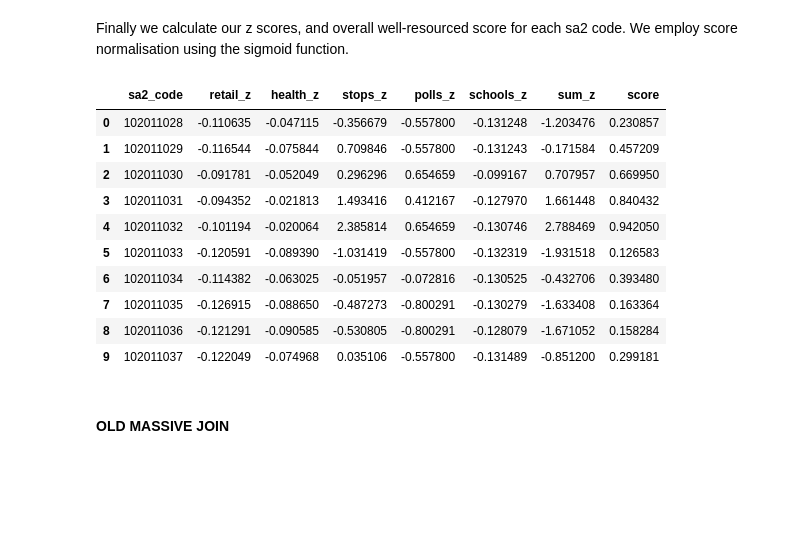
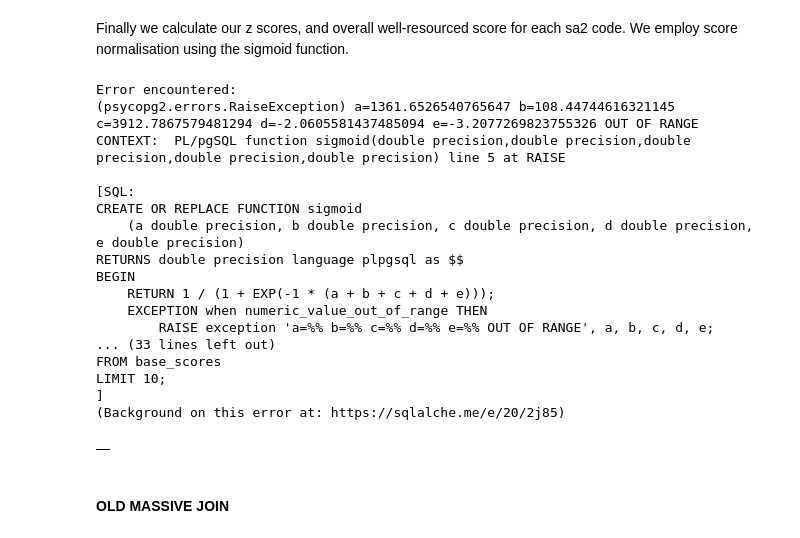
Before and after one commit to FixItChris/DATA2901, a Jupyter notebook: Report.ipynb, the cells around one changed output. Cells and saved outputs as stored; diff of their text form; code cells hidden in the pictures; blank space fills up the shorter version.

Commit message:
Attempting to modify base formula calculations

```diff
--- a/Report.ipynb
+++ b/Report.ipynb
@@ -20,6 +20,7 @@ import re
 import time as t
 import random
 import seaborn as sns
+import matplotlib.pyplot as plt
 
 # Helper methods for connecting to and querying postgres server
 def pgconnect(credential_filepath, db_schema="public"):
@@ -95,7 +96,7 @@ def pgdisconnect(db, conn, commit=False):
         db.dispose()
         print("Disconnected from database.")
         return True
-    except Exception as E:
+    except Exception as e:
         print("Unable to disconnect from the database.")
         print(e)
         return False
@@ -1022,54 +1068,80 @@ query(conn, sql)
 # %% [markdown]
 Finally we calculate our z scores, and overall well-resourced score for each sa2 code. We employ score normalisation using the sigmoid function.
 # %%
+"""
+1 / (1 + EXP(-1 *
+        (((retail_per_1000 - mean_retail) / sd_retail) +
+        ((health_per_1000 - mean_health) / sd_health) +
+        ((schools_per_1000_young - mean_schools) / sd_schools) +
+        ((total_stops_sqkm - mean_stops) / sd_stops) +
+        ((total_polls_sqkm - mean_polls) / sd_polls))))
+
+"""
 sql = """
-CREATE OR REPLACE VIEW base_scores as
+CREATE OR REPLACE FUNCTION sigmoid
+    (a double precision, b double precision, c double precision, d double precision, e double precision)
+RETURNS double precision language plpgsql as $$
+BEGIN
+    RETURN 1 / (1 + EXP(-1 * (a + b + c + d + e)));
+    EXCEPTION when numeric_value_out_of_range THEN
+        RAISE exception 'a=% b=% c=% d=% e=% OUT OF RANGE', a, b, c, d, e;
+END $$;
+
+DROP TABLE IF EXISTS base_scores;
+CREATE TABLE IF NOT EXISTS base_scores as
 SELECT
     sa2_code,
     (retail_per_1000 - mean_retail) / sd_retail
         as "retail_z",
     (health_per_1000 - mean_health) / sd_health
         as "health_z",
-    (total_stops - mean_stops) / sd_stops
-        as "stops_z",
-    (total_polls - mean_polls) / sd_polls
-        as "polls_z",
     (schools_per_1000_young - mean_schools) / sd_schools
         as "schools_z",
+    (total_stops_sqkm - mean_stops) / sd_stops
+        as "stops_z",
+    (total_polls_sqkm - mean_polls) / sd_polls
+        as "polls_z",
     ((retail_per_1000 - mean_retail) / sd_retail) +
         ((health_per_1000 - mean_health) / sd_health) +
-        ((total_stops - mean_stops) / sd_stops) +
-        ((total_polls - mean_polls) / sd_polls) +
-        ((schools_per_1000_young - mean_schools) / sd_schools)
+        ((schools_per_1000_young - mean_schools) / sd_schools) +
+        ((total_stops_sqkm - mean_stops) / sd_stops) +
+        ((total_polls_sqkm - mean_polls) / sd_polls)
         as "base_sum_z",
-    1 / (1 + EXP(-1 *
-        (((retail_per_1000 - mean_retail) / sd_retail) +
-        ((health_per_1000 - mean_health) / sd_health) +
-        ((total_stops - mean_stops) / sd_stops) +
-        ((total_polls - mean_polls) / sd_polls) +
-        ((schools_per_1000_young - mean_schools) / sd_schools))))
+    sigmoid(
+        (retail_per_1000 - mean_retail) / sd_retail,
+        (health_per_1000 - mean_health) / sd_health,
+        (schools_per_1000_young - mean_schools) / sd_schools,
+        (total_stops_sqkm - mean_stops) / sd_stops,
+        (total_polls_sqkm - mean_polls) / sd_polls)
         as "base_score"
 FROM
     all_aggs CROSS JOIN metrics;
 
 SELECT *
 FROM base_scores
 LIMIT 10;
 """
 
 query(conn, sql)
 # %% [output]
+Error encountered:
+(psycopg2.errors.RaiseException) a=1361.6526540765647 b=108.44744616321145 c=3912.7867579481294 d=-2.0605581437485094 e=-3.2077269823755326 OUT OF RANGE
+CONTEXT:  PL/pgSQL function sigmoid(double precision,double precision,double precision,double precision,double precision) line 5 at RAISE
+
+[SQL:
+CREATE OR REPLACE FUNCTION sigmoid
+    (a double precision, b double precision, c double precision, d double precision, e double precision)
+RETURNS double precision language plpgsql as $$
+BEGIN
+    RETURN 1 / (1 + EXP(-1 * (a + b + c + d + e)));
+    EXCEPTION when numeric_value_out_of_range THEN
+        RAISE exception 'a=%% b=%% c=%% d=%% e=%% OUT OF RANGE', a, b, c, d, e;
+... (33 lines left out)
+FROM base_scores
+LIMIT 10;
+]
+(Background on this error at: https://sqlalche.me/e/20/2j85)
-|  | sa2_code | retail_z | health_z | stops_z | polls_z | schools_z | sum_z | score |
-| 0 | 102011028 | -0.110635 | -0.047115 | -0.356679 | -0.557800 | -0.131248 | -1.203476 | 0.230857 |
-| 1 | 102011029 | -0.116544 | -0.075844 | 0.709846 | -0.557800 | -0.131243 | -0.171584 | 0.457209 |
-| 2 | 102011030 | -0.091781 | -0.052049 | 0.296296 | 0.654659 | -0.099167 | 0.707957 | 0.669950 |
-| 3 | 102011031 | -0.094352 | -0.021813 | 1.493416 | 0.412167 | -0.127970 | 1.661448 | 0.840432 |
-| 4 | 102011032 | -0.101194 | -0.020064 | 2.385814 | 0.654659 | -0.130746 | 2.788469 | 0.942050 |
-| 5 | 102011033 | -0.120591 | -0.089390 | -1.031419 | -0.557800 | -0.132319 | -1.931518 | 0.126583 |
-| 6 | 102011034 | -0.114382 | -0.063025 | -0.051957 | -0.072816 | -0.130525 | -0.432706 | 0.393480 |
-| 7 | 102011035 | -0.126915 | -0.088650 | -0.487273 | -0.800291 | -0.130279 | -1.633408 | 0.163364 |
-| 8 | 102011036 | -0.121291 | -0.090585 | -0.530805 | -0.800291 | -0.128079 | -1.671052 | 0.158284 |
-| 9 | 102011037 | -0.122049 | -0.074968 | 0.035106 | -0.557800 | -0.131489 | -0.851200 | 0.299181 |
+|  |
 # %% [markdown]
 #### OLD MASSIVE JOIN
 # %%
```
Also changed, not shown: parts of 8 cells of this notebook.
